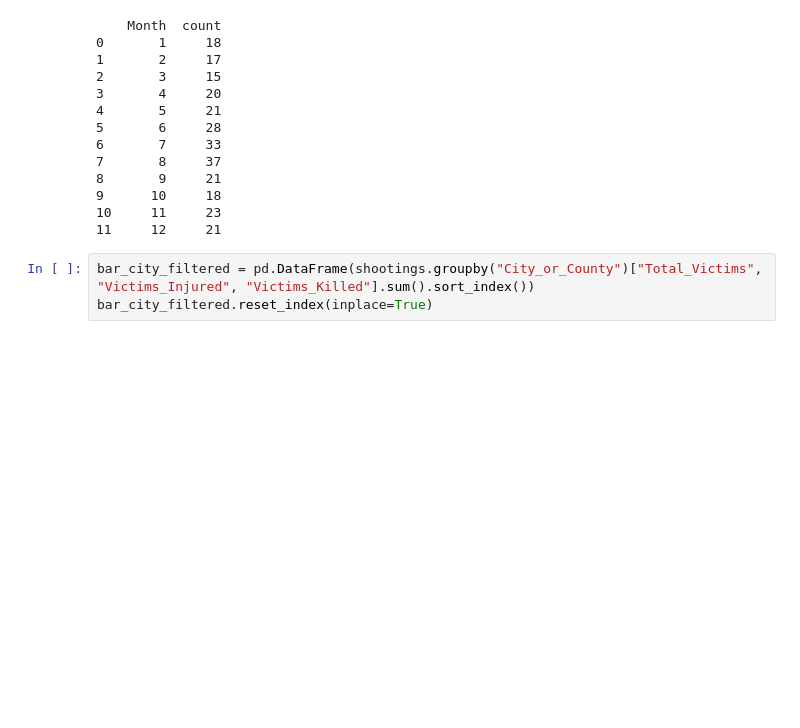
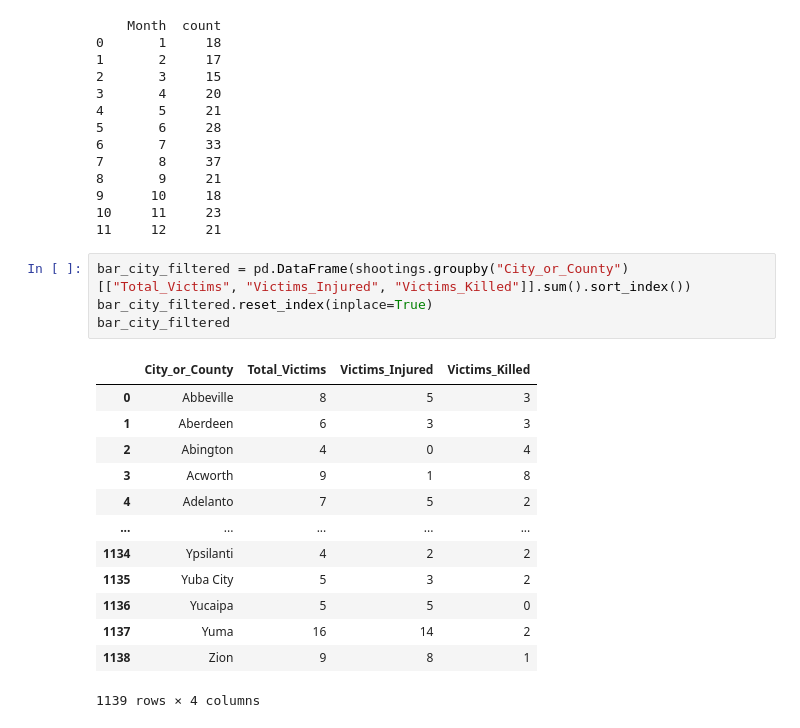
Before and after one commit to huang-emily/gun-violence-trends, a Jupyter notebook: gun_violence_trends.ipynb, the cells around one changed output. Saved outputs shown, nothing was run; the diff lists cells and outputs as text; blank space fills up the shorter version.

```diff
--- a/gun_violence_trends.ipynb
+++ b/gun_violence_trends.ipynb
@@ -483,5 +499,20 @@ print(num_incidents_line)
 10     11     23
 11     12     21
 # %%
-bar_city_filtered = pd.DataFrame(shootings.groupby("City_or_County")["Total_Victims", "Victims_Injured", "Victims_Killed"].sum().sort_index())
+bar_city_filtered = pd.DataFrame(shootings.groupby("City_or_County")[["Total_Victims", "Victims_Injured", "Victims_Killed"]].sum().sort_index())
 bar_city_filtered.reset_index(inplace=True)
+bar_city_filtered
+# %% [output]
+|  | City_or_County | Total_Victims | Victims_Injured | Victims_Killed |
+| 0 | Abbeville | 8 | 5 | 3 |
+| 1 | Aberdeen | 6 | 3 | 3 |
+| 2 | Abington | 4 | 0 | 4 |
+| 3 | Acworth | 9 | 1 | 8 |
+| 4 | Adelanto | 7 | 5 | 2 |
+| ... | ... | ... | ... | ... |
+| 1134 | Ypsilanti | 4 | 2 | 2 |
+| 1135 | Yuba City | 5 | 3 | 2 |
+| 1136 | Yucaipa | 5 | 5 | 0 |
+| 1137 | Yuma | 16 | 14 | 2 |
+| 1138 | Zion | 9 | 8 | 1 |
+1139 rows × 4 columns
```
Also changed, not shown: parts of 9 cells of this notebook, 8 other files.
